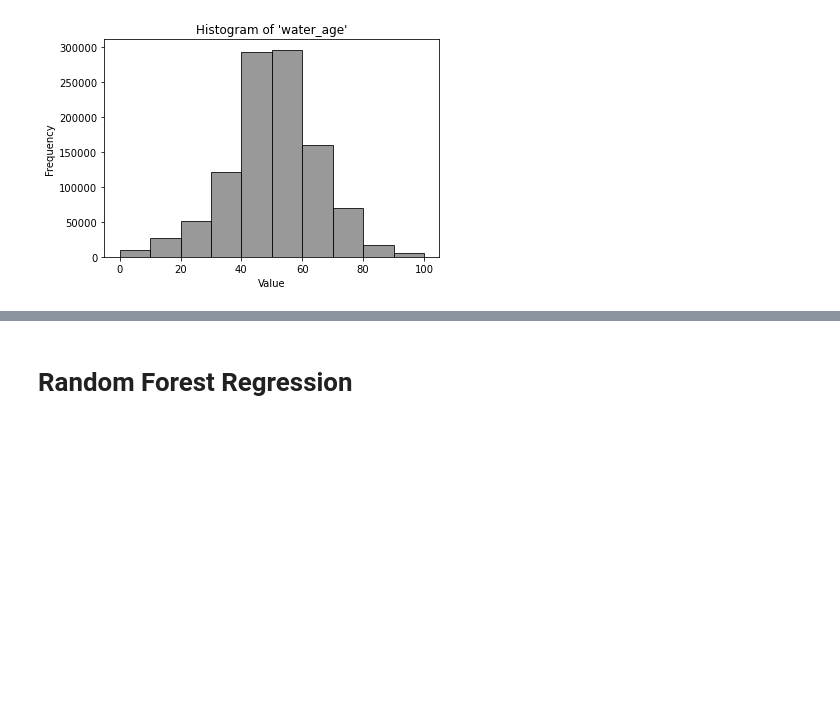
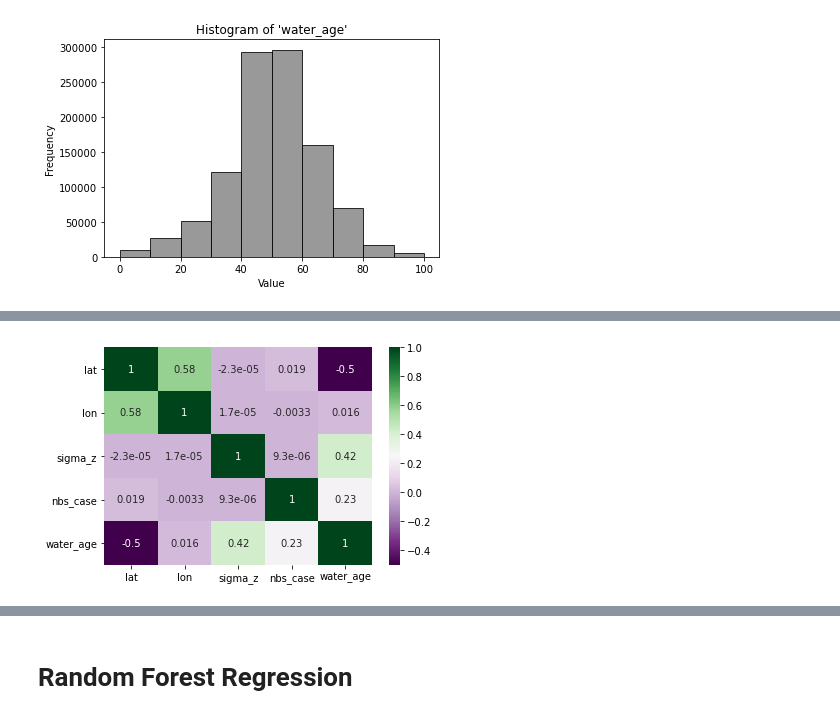
Before and after one commit to dlxiii/study_case2, a Jupyter notebook: ml_models/data_model.ipynb, the cells around one changed output, grey strips where cells are left out. Drawn from its saved outputs; the diff is of its cells as text; code cells hidden in the pictures; blank space fills up the shorter version.

```diff
--- a/ml_models/data_model.ipynb
+++ b/ml_models/data_model.ipynb
@@ -203,3 +205,7 @@ sns.heatmap(df.corr(), cmap='PRGn', annot=True);
+# %%
+sns.heatmap(df[['lat','lon','sigma_z','nbs_case','water_age']].corr(), cmap='PRGn', annot=True);
+# %% [output]
+[figure, added]
 # %%
 sns.pairplot(df)
 # %% [output]
```
Also changed, not shown: parts of 24 cells of this notebook, 2 other files.
